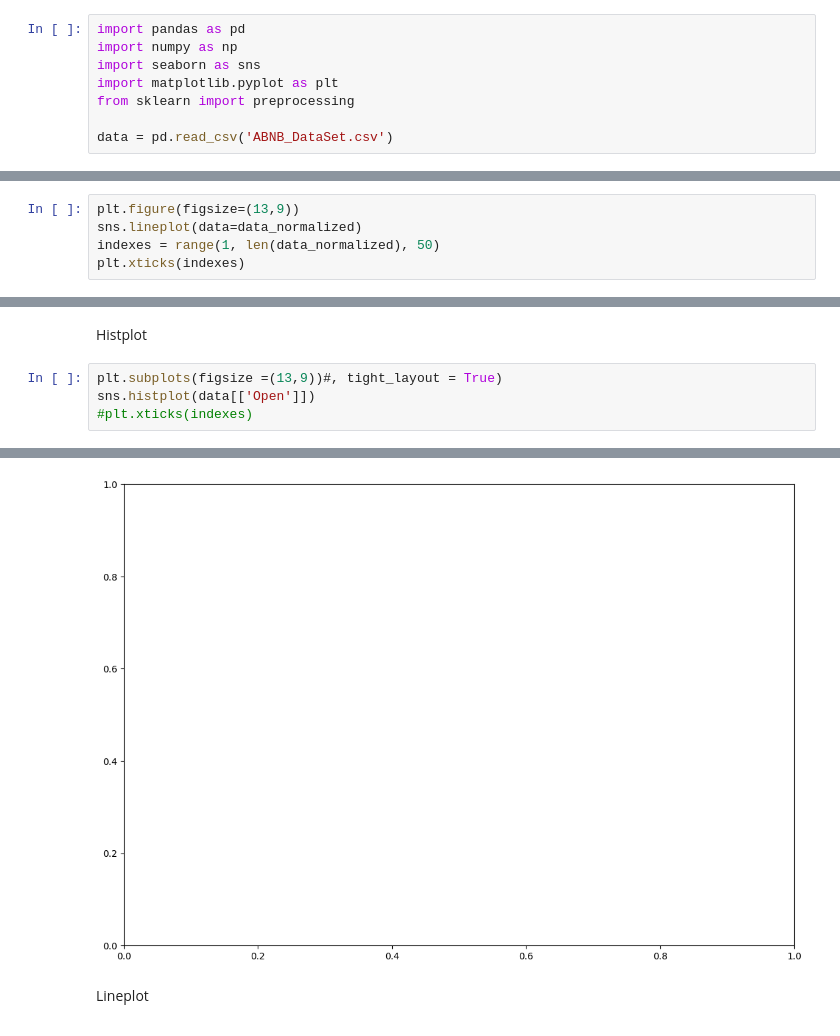
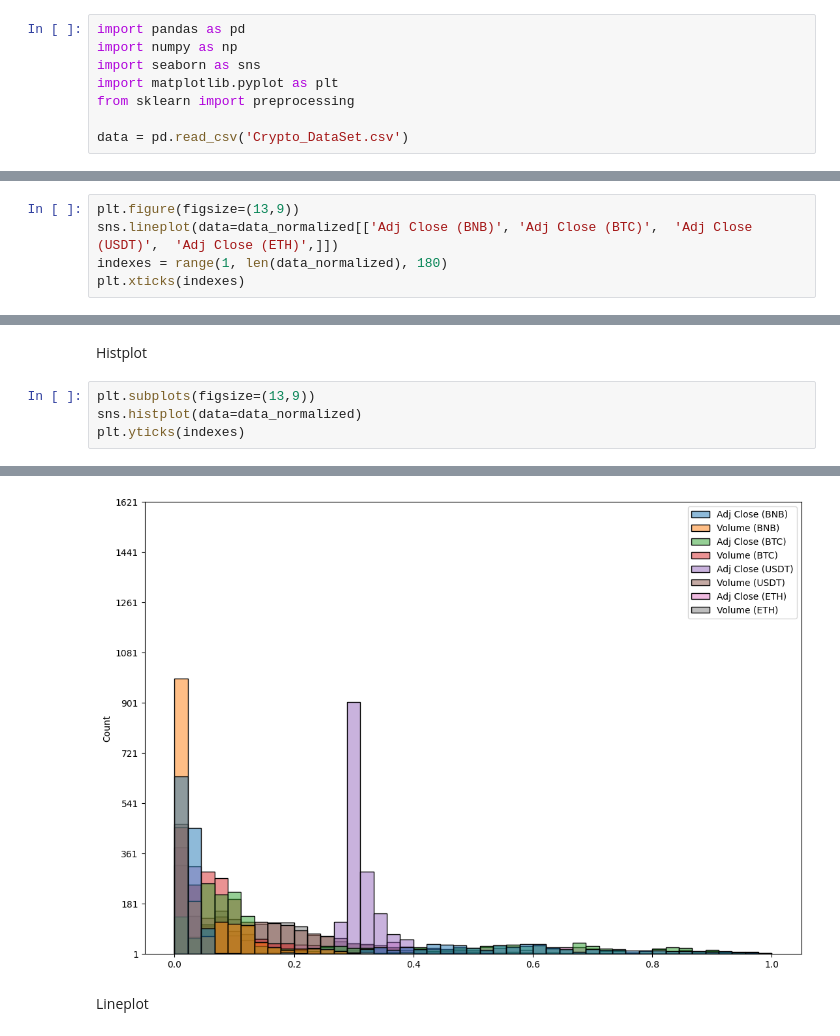
Before and after one commit to Terlok/DataScience, a Jupyter notebook: CourseWork/Code.ipynb, the cells around one changed output, grey strips where cells are left out. Cells and saved outputs as stored; diff of their text form.

```diff
--- a/CourseWork/Code.ipynb
+++ b/CourseWork/Code.ipynb
@@ -7,7 +7,7 @@ import seaborn as sns
 import matplotlib.pyplot as plt
 from sklearn import preprocessing
 
-data = pd.read_csv('ABNB_DataSet.csv')
+data = pd.read_csv('Crypto_DataSet.csv')
 # %% [markdown]
 Відображаємо перші 5 стовпчиків нашого DataSet.
 # %%
@@ -110,8 +126,8 @@ data_normalized
 Line Plot
 # %%
 plt.figure(figsize=(13,9))
-sns.lineplot(data=data_normalized)
-indexes = range(1, len(data_normalized), 50)
+sns.lineplot(data=data_normalized[['Adj Close (BNB)', 'Adj Close (BTC)',  'Adj Close (USDT)',  'Adj Close (ETH)',]])
+indexes = range(1, len(data_normalized), 180)
 plt.xticks(indexes)
 # %% [output]
 ([<matplotlib.axis.XTick at 0x...>,
@@ -174,7 +190,7 @@ sns.heatmap(data=data_normalized[:50], annot=True)
 # %% [markdown]
 Histplot
 # %%
-plt.subplots(figsize =(13,9))#, tight_layout = True)
-sns.histplot(data[['Open']])
-#plt.xticks(indexes)
+plt.subplots(figsize=(13,9))
+sns.histplot(data=data_normalized)
+plt.yticks(indexes)
 # %% [output]
@@ -182,3 +217,3 @@ StopIteration:
-[figure, old version]
+[figure, new version]
 # %% [markdown]
 Lineplot
```
Also changed, not shown: parts of 13 cells of this notebook, 1 other file.
